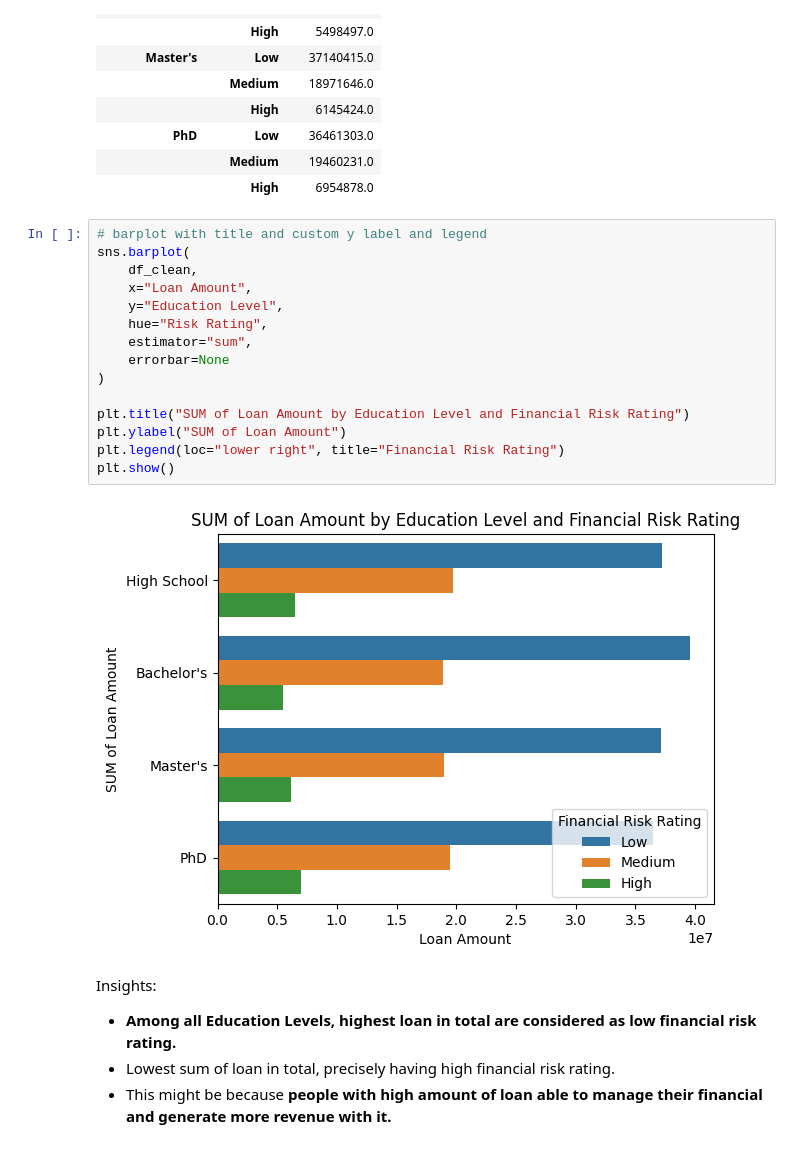
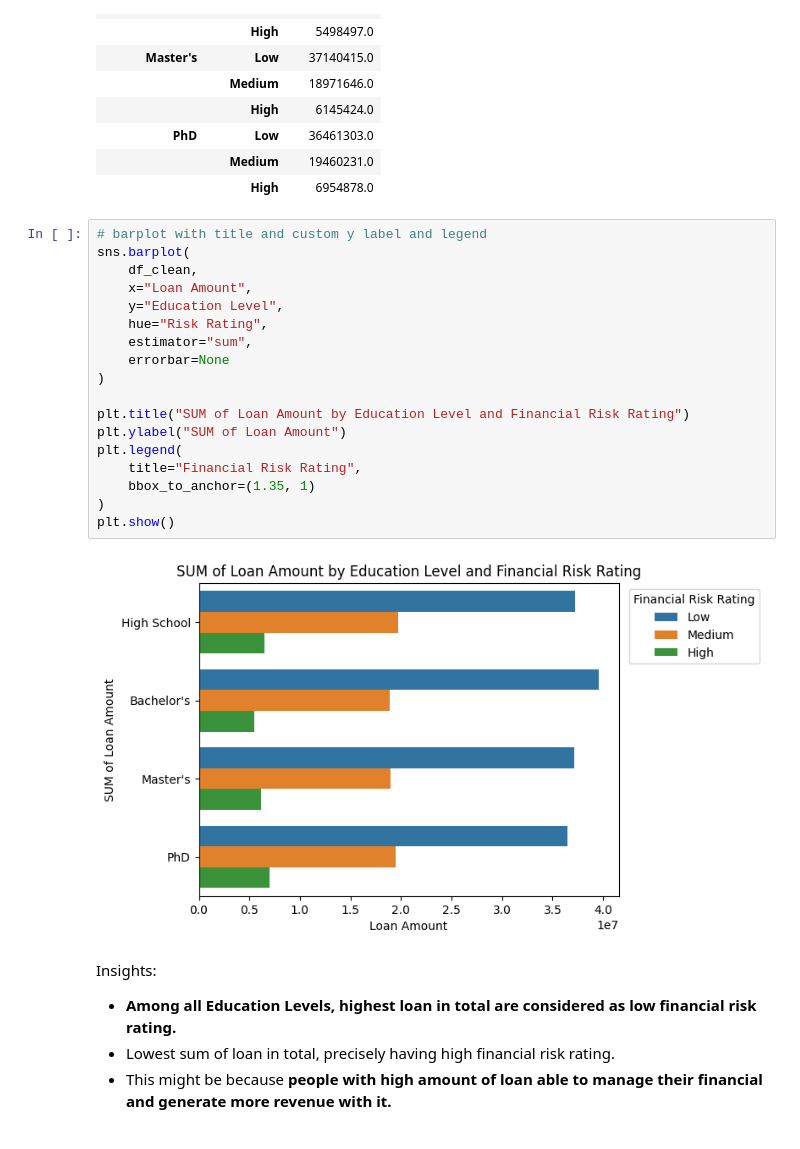
Before and after one commit to Gustana/Personal-Financial-Risk-Analysis, a Jupyter notebook: analysis.ipynb, the cells around one changed output. Saved outputs shown, nothing was run; the diff lists cells and outputs as text.

```diff
--- a/analysis.ipynb
+++ b/analysis.ipynb
@@ -752,20 +752,23 @@ df_clean.groupby(["Education Level", "Risk Rating"], observed=True).agg({"Loan A
 # %%
 # barplot with title and custom y label and legend
 sns.barplot(
     df_clean,
     x="Loan Amount",
     y="Education Level",
     hue="Risk Rating",
     estimator="sum",
     errorbar=None
 )
 
 plt.title("SUM of Loan Amount by Education Level and Financial Risk Rating")
 plt.ylabel("SUM of Loan Amount")
-plt.legend(loc="lower right", title="Financial Risk Rating")
+plt.legend(
+    title="Financial Risk Rating",
+    bbox_to_anchor=(1.35, 1)
+)
 plt.show()
 # %% [output]
-[figure, old version]
+[figure, new version]
 # %% [markdown]
 Insights:
 - **Among all Education Levels, highest loan in total are considered as low financial risk rating.**
```
Also changed, not shown: parts of 7 cells of this notebook.
